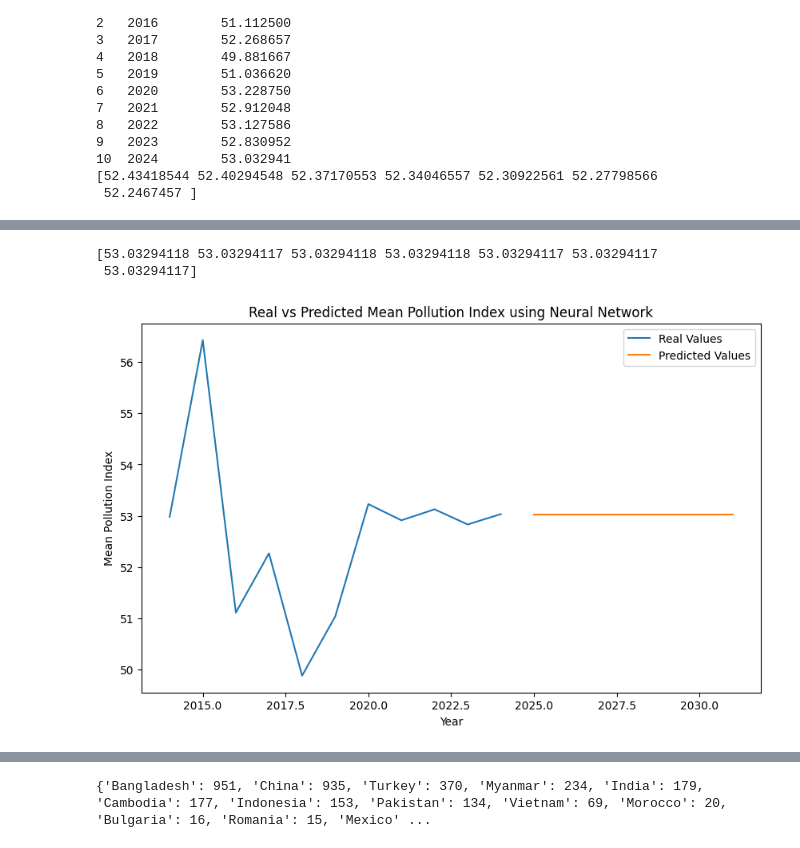
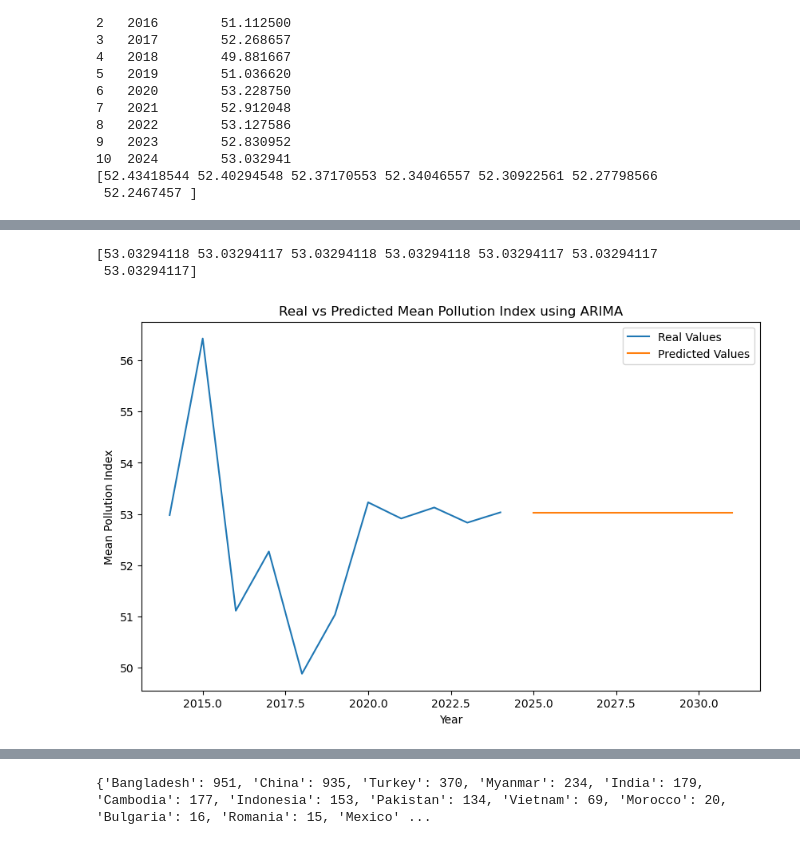
Before and after one commit to sim-cell/DALAS, a Jupyter notebook: apprentissage/regression.ipynb, the cells around one changed output, grey strips where cells are left out. Cells and saved outputs as stored; diff of their text form; code cells hidden in the pictures.

```diff
--- a/apprentissage/regression.ipynb
+++ b/apprentissage/regression.ipynb
@@ -105,27 +105,27 @@ plt.show()
 # %%
 from statsmodels.tsa.arima.model import ARIMA
 grouped = df.groupby('Year')['Pollution Index'].mean().reset_index()
 
 X = grouped['Year'].values
 y = grouped['Pollution Index'].values
 model = ARIMA(y, order=(5,1,0))
 model_fit = model.fit()
 future_years = np.array([2025, 2026, 2027, 2028, 2029, 2030, 2031])
 predictions = model_fit.predict(start=len(X), end=len(X)+len(future_years)-1, typ='levels')
 
 print(predictions)
 plt.figure(figsize=(10, 6))
 plt.plot(grouped['Year'], grouped['Pollution Index'], label='Real Values')
 plt.plot(future_years, predictions, label='Predicted Values')
 plt.xlabel('Year')
 plt.ylabel('Mean Pollution Index')
-plt.title('Real vs Predicted Mean Pollution Index using Neural Network')
+plt.title('Real vs Predicted Mean Pollution Index using ARIMA')
 plt.legend()
 plt.show()
 # %% [output]
 [53.03294118 53.03294117 53.03294118 53.03294118 53.03294117 53.03294117
  53.03294117]
-[figure, old version]
+[figure, new version]
 # %%
 preds = []
 for country in df['Country'].unique():
```
Also changed, not shown: parts of 17 cells of this notebook, 3 other files.
